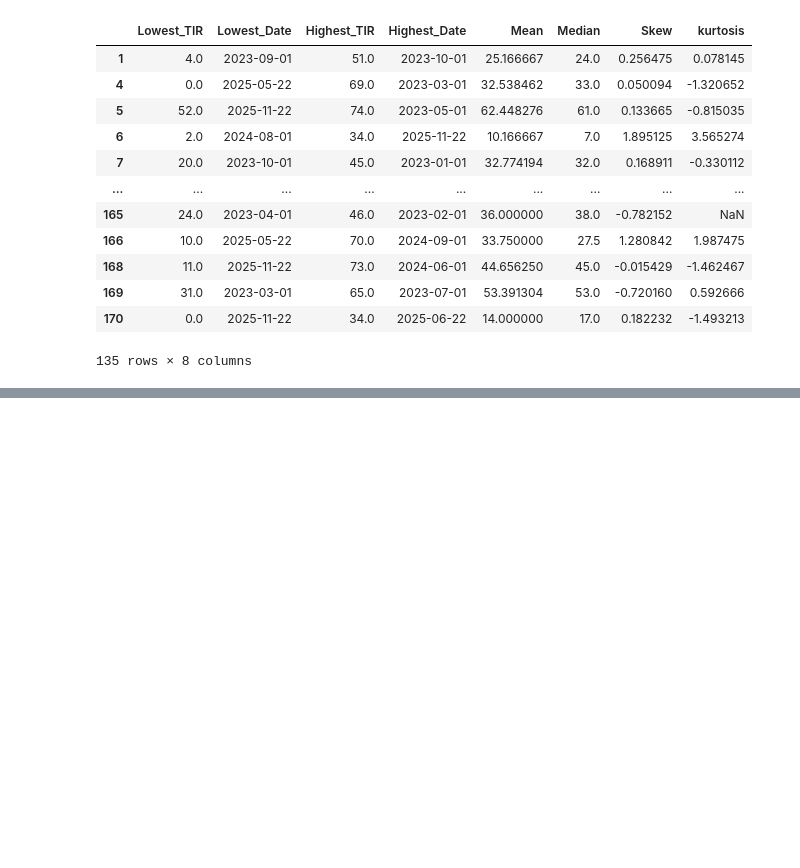
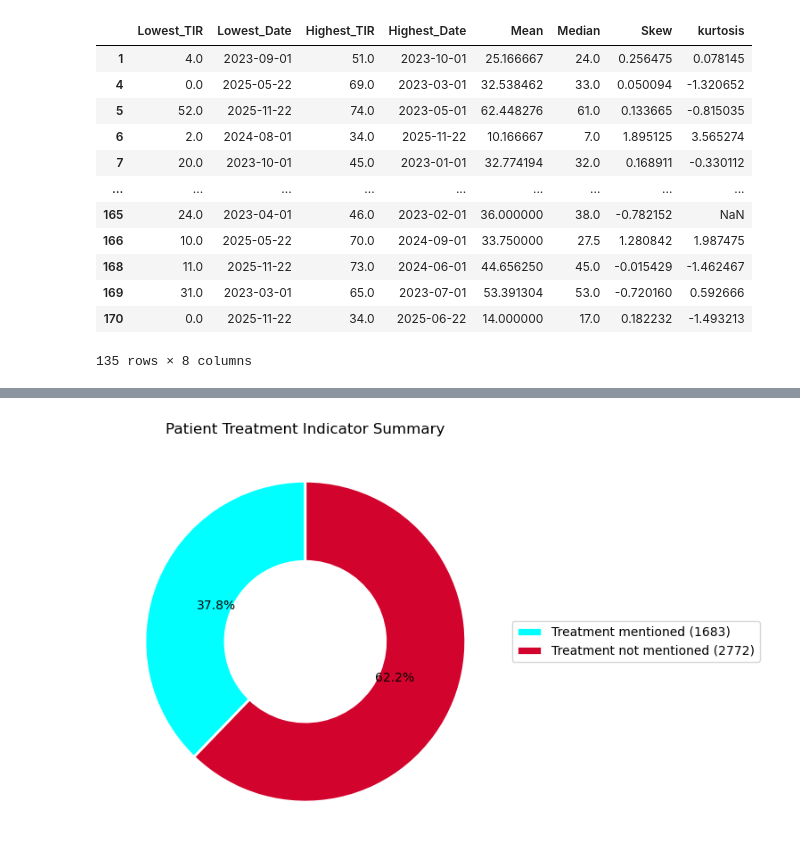
Before and after one commit to eeshakhawaja/thesis, a Jupyter notebook: data_set_thesis.ipynb, the cells around one changed output, grey strips where cells are left out. Saved outputs shown, nothing was run; the diff lists cells and outputs as text; code cells hidden in the pictures; blank space fills up the shorter version.

Commit message:
Added data analysis

```diff
--- a/data_set_thesis.ipynb
+++ b/data_set_thesis.ipynb
@@ -440,0 +555,4 @@ patient_based_TIR_stats
+# %%
+df_treatment = df_patient_char.reset_index().copy().set_index("Patient")
+# df_treatment = df_treatment.loc[['MDI/Pump/HCL']]  # keep only treatment row
+df_treatment
@@ -440,0 +575,3 @@ patient_based_TIR_stats
+# %%
+df_patient_vals_copy = df_patient_vals.reset_index().copy().set_index("Patient")
+df_patient_vals_copy.columns
@@ -440,0 +583,4 @@ patient_based_TIR_stats
+# %%
+complete = pd.concat([df_treatment, df_patient_vals_copy], axis=0, join="inner")
+
+complete
@@ -440,0 +684,32 @@ patient_based_TIR_stats
+# %%
+# Patients with treatment label
+has_treatment = final_df['MDI/Pump/HCL'].notna().sum()
+
+# Patients with no treatment label but have TIR data
+missing_treatment = final_df['MDI/Pump/HCL'].isna().sum()
+
+
+fig, ax = plt.subplots(figsize=(7, 5))
+
+wedges, texts, autotexts = ax.pie(
+    [has_treatment, missing_treatment ],
+    colors=[ 'cyan', '#D2042D'],
+    autopct='%1.1f%%',
+    startangle=90,
+    wedgeprops={'edgecolor': 'white', 'linewidth': 2, 'width': 0.5}
+)
+
+ax.legend(
+    wedges,
+    [f'Treatment mentioned ({has_treatment})',
+     f'Treatment not mentioned ({missing_treatment})'],
+    loc='center left',
+    bbox_to_anchor=(1, 0.5),
+    fontsize=10
+)
+
+ax.set_title('Patient Treatment Indicator Summary')
+plt.tight_layout()
+plt.show()
+# %% [output]
+[figure, added]
```
Also changed, not shown: parts of 40 cells of this notebook, 2 other files.
